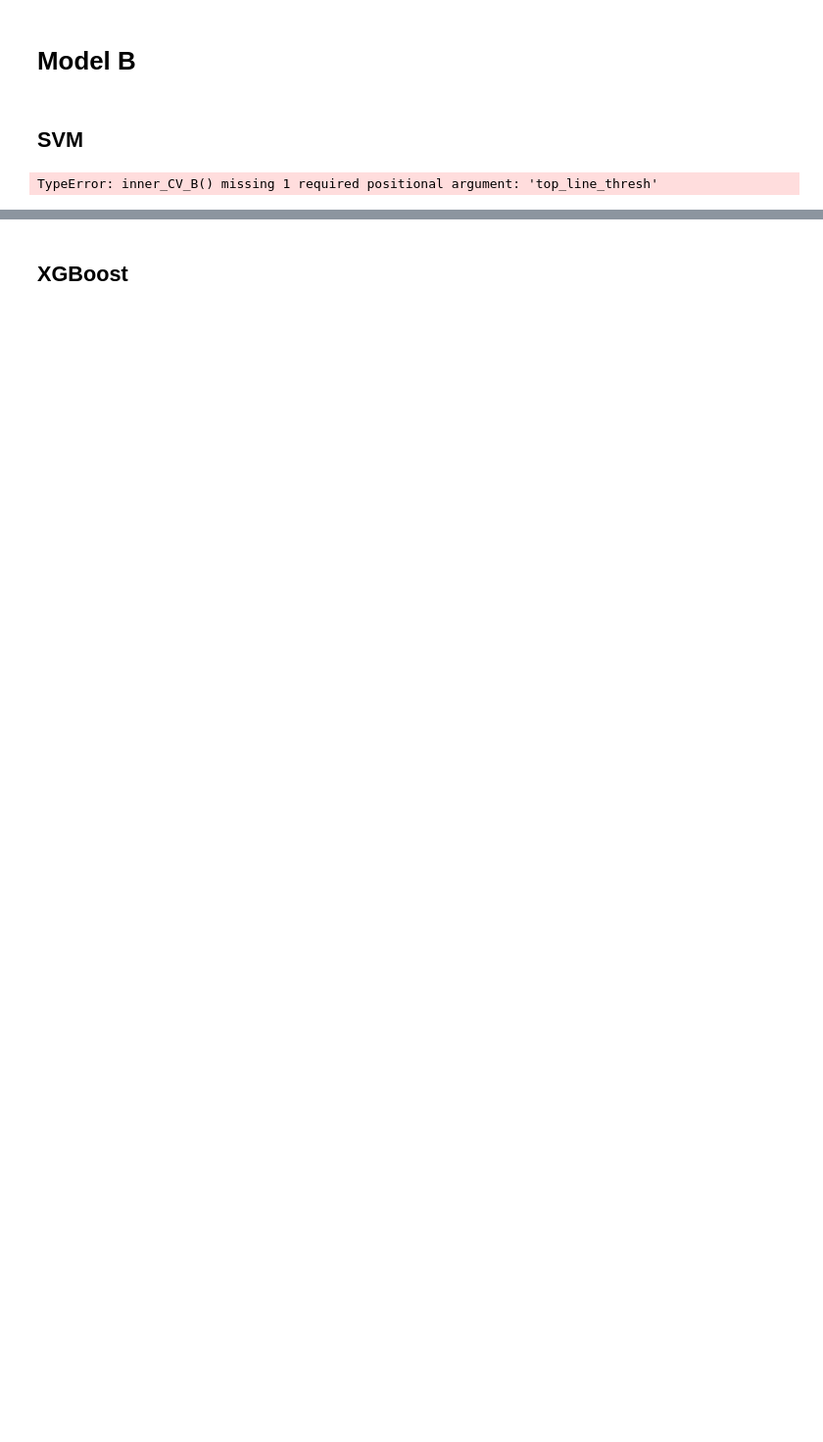
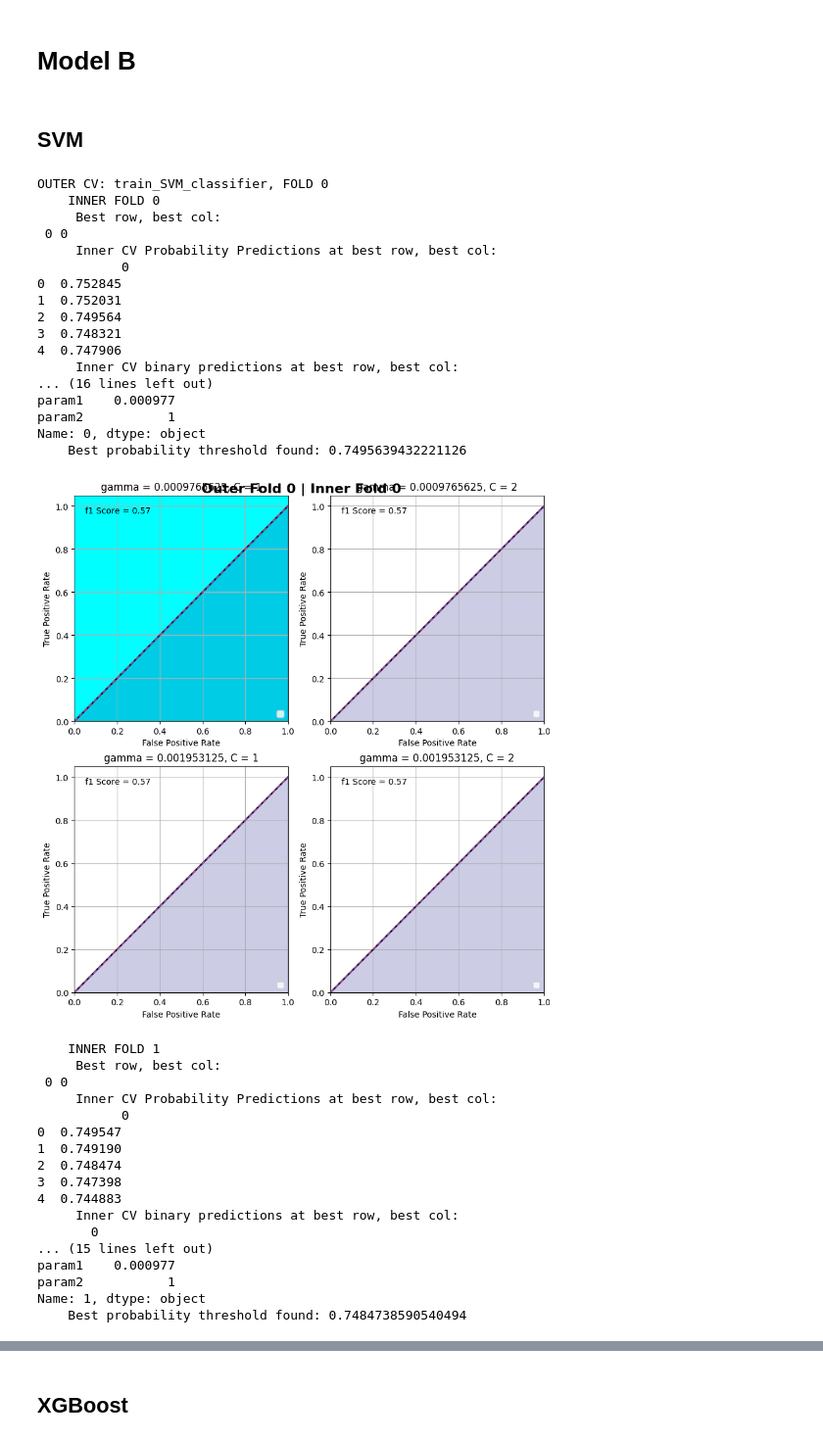
Before and after one commit to CaoCalvin/ml_research, a Jupyter notebook: project.ipynb, the cells around one changed output, grey strips where cells are left out. Shown at 98% size. Drawn from its saved outputs; the diff is of its cells as text; code cells hidden in the pictures; blank space fills up the shorter version.

```diff
--- a/project.ipynb
+++ b/project.ipynb
@@ -536,7 +677,7 @@ def outer_CV_B(n_outer_splits: int, n_inner_splits: int, X : pd.DataFrame, y_con
         DataFrame containing the metrics for each outer fold, including F1 Score, Sensitivity, Specificity, and Kappa.
     """
 
-    y_binary = bmo.classify_top(y_cont, top_line_thresh)
+    y_binary = bmo.continuous_to_binary_quantile(y_cont, top_line_thresh)
 
     kfold = KFold(n_splits=n_outer_splits, shuffle=True, random_state=kfold_random_state)
 
@@ -545,28 +686,32 @@ def outer_CV_B(n_outer_splits: int, n_inner_splits: int, X : pd.DataFrame, y_con
 
     # Iterate through each train-test split
     for i, (train_index, test_index) in enumerate(kfold.split(X)):
+        print(f"OUTER CV: {train_model_callback.__name__}, FOLD {i}")
+
         # Split the data into train and test sets
         X_train, X_test = X.iloc[train_index], X.iloc[test_index]
-        y_train, y_test = y_binary.iloc[train_index], y_binary.iloc[test_index]
+        y_train_bin, y_test_bin = y_binary.iloc[train_index], y_binary.iloc[test_index]
 
         # Find average best parameters and threshold based on f1 score using inner-fold CV
-        best_param1, best_param2, best_threshold = inner_CV_B(n_inner_splits, X_train, y_train, axis1_params, axis2_params, train_model_callback, kfold_random_state, classification_col, top_line_thresh, plot_title=f"Outer Fold {i}", **kwargs)
+        best_param1, best_param2, best_threshold = inner_CV_B(n_inner_splits, X_train, y_train_bin, axis1_params, axis2_params, train_model_callback, kfold_random_state, classification_col, top_line_thresh, plot_title=f"Outer Fold {i}", **kwargs)
+
+        print(f"Average best parameters: {best_param1}, {best_param2}")
+        print(f"Average best threshold: {best_threshold}")
 
         # Train model with all training and CV data of outer fold using mean best hyperparameters
-        super_model = train_model_callback(X_train, np.ravel(y_train), **dict(zip([axis1_params.name, axis2_params.name], [best_param1, best_param2])), **kwargs)
+        super_model = train_model_callback(X_train, np.ravel(y_train_bin), **dict(zip([axis1_params.name, axis2_params.name], [best_param1, best_param2])), **kwargs)
 
         # Use trained "super-model" to predict test set probabilities
-        y_pred = pd.DataFrame(super_model.predict_proba(X_test)[:, classification_col], index=y_test.index, columns=y_test.columns)
-
-        # Calculate pearson coefficient of continuous predictions
-        pearson, _ = pearsonr(np.ravel(y_pred), np.ravel(y_test))
-        pearson = float(pearson)  # Convert numpy.float32 to Python float
+        y_pred = pd.DataFrame(super_model.predict_proba(X_test)[:, classification_col], index=y_test_bin.index, columns=y_test_bin.columns)
 
         # Classify predictions and actuals of super_model as top or not top (boolean) using the best threshold as determined by inner CV
-        y_pred_top = bmo.classify_top(y_pred, best_threshold)
+        y_pred_bin = bmo.continuous_to_binary_absolute(y_pred, best_threshold)
+        print(f"Probability Predictions: \n{y_pred}")
+        print(f"Binary Predictions: \n{y_pred_bin}")
+        print(f"Actuals: \n{y_test_bin}")
 
         # Calculate classification metrics and add new row to kfold_metrics
-        classification_metrics = cdt.classification_metrics(y_pred_top, y_test)
+        classification_metrics = cdt.classification_metrics(y_pred_bin, y_test_bin)
         kfold_metrics = pd.concat([kfold_metrics, classification_metrics], axis=0)
 
     # Label each row of kfold_metrics with the fold number
@@ -577,15 +722,49 @@ def outer_CV_B(n_outer_splits: int, n_inner_splits: int, X : pd.DataFrame, y_con
 # %%
 
 # Real test values
 x_params_SVM_B = mdo.AxisParams('gamma', bmo.power_list(2, -18, -8))
 y_params_SVM_B = mdo.AxisParams('C', bmo.power_list(2, 2, 16))
-metrics_SVM_B = outer_CV_B(10, 5, X_sc, y_sc, x_params_SVM_B, y_params_SVM_B, bmo.train_SVM_classifier, kfold_random_state=RANDOM_STATE, kernel='rbf', classification_col=1, top_line_thresh=TOP_LINE_THRESH, probability=True)
+metrics_SVM_B = outer_CV_B(5, 10, X_sc, y_sc, x_params_SVM_B, y_params_SVM_B, bmo.train_SVM_classifier, kfold_random_state=RANDOM_STATE, kernel='rbf', classification_col=1, top_line_thresh=TOP_LINE_THRESH, probability=True)
 
 """
 # Dummy values for tests
 x_params_SVM_B = mdo.AxisParams('gamma', bmo.power_list(2, -10, -9))
 y_params_SVM_B = mdo.AxisParams('C', bmo.power_list(2, 0, 1))
 metrics_SVM_B = outer_CV_B(2, 2, X_sc, y_sc, x_params_SVM_B, y_params_SVM_B, bmo.train_SVM_classifier, kfold_random_state=RANDOM_STATE, kernel='rbf', classification_col=1, top_line_thresh=TOP_LINE_THRESH, probability=True)
 """
 # %% [output]
-TypeError: inner_CV_B() missing 1 required positional argument: 'top_line_thresh'
+OUTER CV: train_SVM_classifier, FOLD 0
+    INNER FOLD 0
+     Best row, best col:
+ 0 0
+     Inner CV Probability Predictions at best row, best col:
+           0
+0  0.752845
+1  0.752031
+2  0.749564
+3  0.748321
+4  0.747906
+     Inner CV binary predictions at best row, best col:
+... (16 lines left out)
+param1    0.000977
+param2           1
+Name: 0, dtype: object
+    Best probability threshold found: 0.7495639432221126
+[figure, added]
+    INNER FOLD 1
+     Best row, best col:
+ 0 0
+     Inner CV Probability Predictions at best row, best col:
+           0
+0  0.749547
+1  0.749190
+2  0.748474
+3  0.747398
+4  0.744883
+     Inner CV binary predictions at best row, best col:
+       0
+... (15 lines left out)
+param1    0.000977
+param2           1
+Name: 1, dtype: object
+    Best probability threshold found: 0.7484738590540494
```
Also changed, not shown: parts of 25 cells of this notebook, 3 other files.
